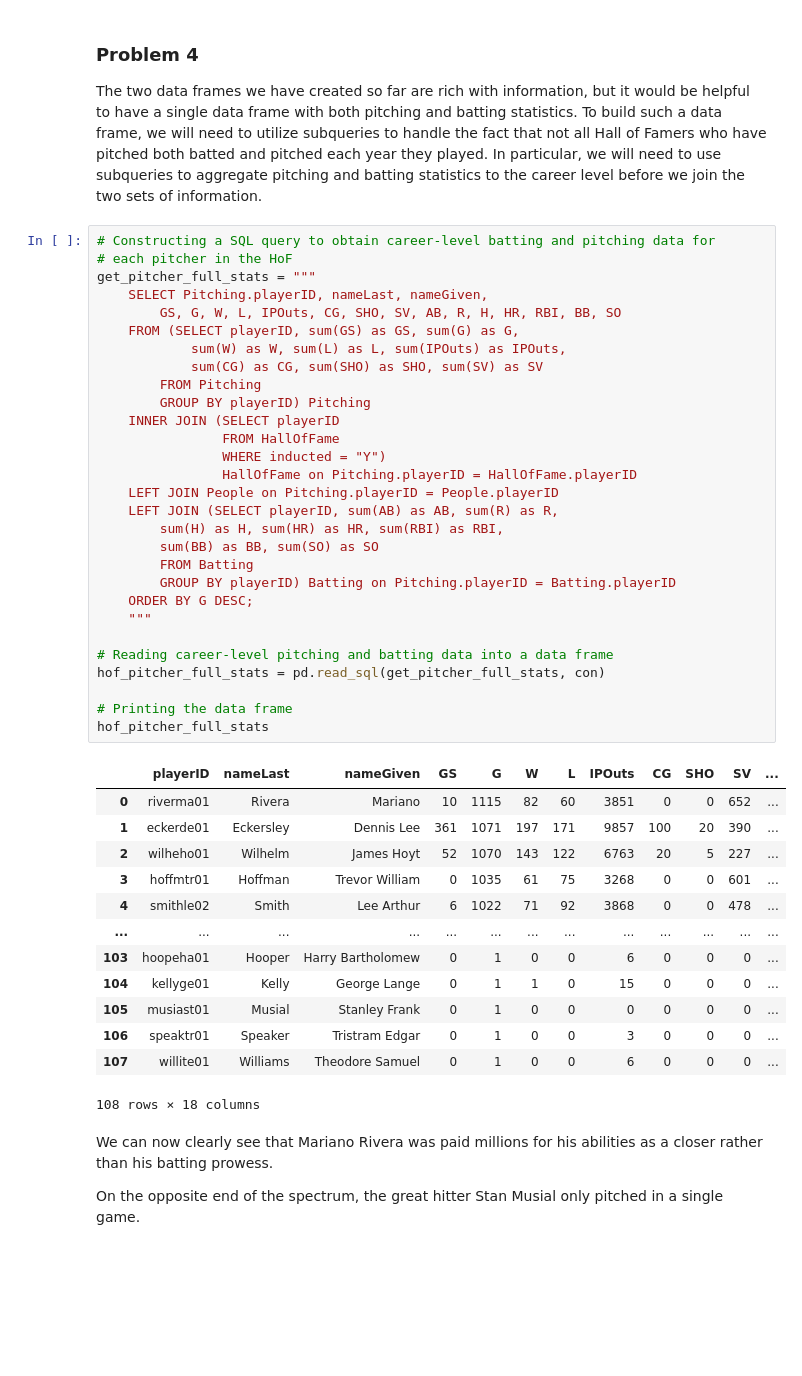
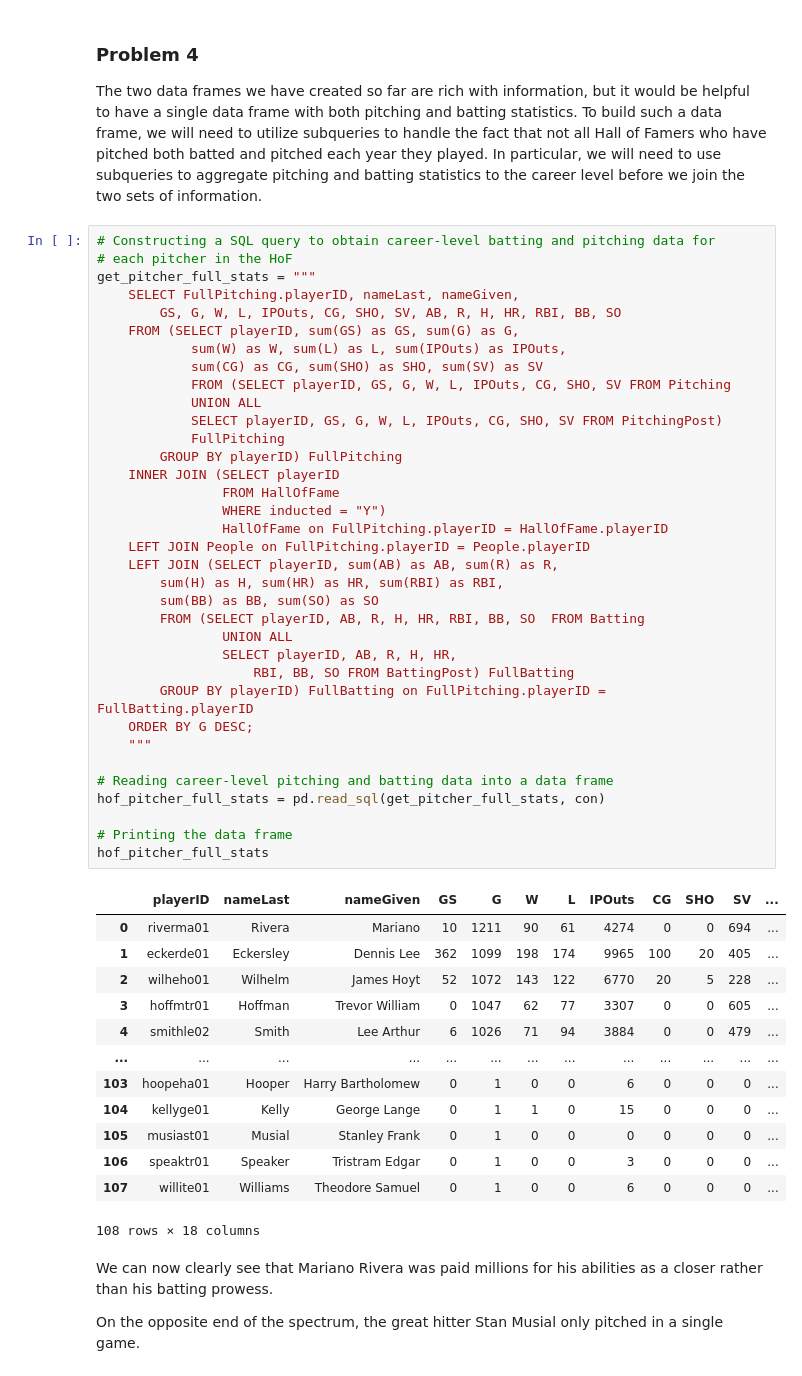
Before and after one commit to jccrews256/ST-554-HW-6, a Jupyter notebook: Homework_6_Part_I.ipynb, the cells around one changed output. Saved outputs shown, nothing was run; the diff lists cells and outputs as text; blank space fills up the shorter version.

```diff
--- a/Homework_6_Part_I.ipynb
+++ b/Homework_6_Part_I.ipynb
@@ -157,39 +165,45 @@ The two data frames we have created so far are rich with information, but it wou
 # %%
 # Constructing a SQL query to obtain career-level batting and pitching data for
 # each pitcher in the HoF
 get_pitcher_full_stats = """
-    SELECT Pitching.playerID, nameLast, nameGiven,
+    SELECT FullPitching.playerID, nameLast, nameGiven,
         GS, G, W, L, IPOuts, CG, SHO, SV, AB, R, H, HR, RBI, BB, SO
     FROM (SELECT playerID, sum(GS) as GS, sum(G) as G,
             sum(W) as W, sum(L) as L, sum(IPOuts) as IPOuts,
             sum(CG) as CG, sum(SHO) as SHO, sum(SV) as SV
-        FROM Pitching
-        GROUP BY playerID) Pitching
+            FROM (SELECT playerID, GS, G, W, L, IPOuts, CG, SHO, SV FROM Pitching
+            UNION ALL
+            SELECT playerID, GS, G, W, L, IPOuts, CG, SHO, SV FROM PitchingPost)
+            FullPitching
+        GROUP BY playerID) FullPitching
     INNER JOIN (SELECT playerID
                 FROM HallOfFame
                 WHERE inducted = "Y")
-                HallOfFame on Pitching.playerID = HallOfFame.playerID
-    LEFT JOIN People on Pitching.playerID = People.playerID
+                HallOfFame on FullPitching.playerID = HallOfFame.playerID
+    LEFT JOIN People on FullPitching.playerID = People.playerID
     LEFT JOIN (SELECT playerID, sum(AB) as AB, sum(R) as R,
         sum(H) as H, sum(HR) as HR, sum(RBI) as RBI,
         sum(BB) as BB, sum(SO) as SO
-        FROM Batting
-        GROUP BY playerID) Batting on Pitching.playerID = Batting.playerID
+        FROM (SELECT playerID, AB, R, H, HR, RBI, BB, SO  FROM Batting
+                UNION ALL
+                SELECT playerID, AB, R, H, HR,
+                    RBI, BB, SO FROM BattingPost) FullBatting
+        GROUP BY playerID) FullBatting on FullPitching.playerID = FullBatting.playerID
     ORDER BY G DESC;
     """
 
 # Reading career-level pitching and batting data into a data frame
 hof_pitcher_full_stats = pd.read_sql(get_pitcher_full_stats, con)
 
 # Printing the data frame
 hof_pitcher_full_stats
 # %% [output]
 |  | playerID | nameLast | nameGiven | GS | G | W | L | IPOuts | CG | SHO | SV | ... |
-| 0 | riverma01 | Rivera | Mariano | 10 | 1115 | 82 | 60 | 3851 | 0 | 0 | 652 | ... |
-| 1 | eckerde01 | Eckersley | Dennis Lee | 361 | 1071 | 197 | 171 | 9857 | 100 | 20 | 390 | ... |
-| 2 | wilheho01 | Wilhelm | James Hoyt | 52 | 1070 | 143 | 122 | 6763 | 20 | 5 | 227 | ... |
-| 3 | hoffmtr01 | Hoffman | Trevor William | 0 | 1035 | 61 | 75 | 3268 | 0 | 0 | 601 | ... |
-| 4 | smithle02 | Smith | Lee Arthur | 6 | 1022 | 71 | 92 | 3868 | 0 | 0 | 478 | ... |
+| 0 | riverma01 | Rivera | Mariano | 10 | 1211 | 90 | 61 | 4274 | 0 | 0 | 694 | ... |
+| 1 | eckerde01 | Eckersley | Dennis Lee | 362 | 1099 | 198 | 174 | 9965 | 100 | 20 | 405 | ... |
+| 2 | wilheho01 | Wilhelm | James Hoyt | 52 | 1072 | 143 | 122 | 6770 | 20 | 5 | 228 | ... |
+| 3 | hoffmtr01 | Hoffman | Trevor William | 0 | 1047 | 62 | 77 | 3307 | 0 | 0 | 605 | ... |
+| 4 | smithle02 | Smith | Lee Arthur | 6 | 1026 | 71 | 94 | 3884 | 0 | 0 | 479 | ... |
 | ... | ... | ... | ... | ... | ... | ... | ... | ... | ... | ... | ... | ... |
 | 103 | hoopeha01 | Hooper | Harry Bartholomew | 0 | 1 | 0 | 0 | 6 | 0 | 0 | 0 | ... |
 | 104 | kellyge01 | Kelly | George Lange | 0 | 1 | 1 | 0 | 15 | 0 | 0 | 0 | ... |
```
Also changed, not shown: parts of 4 cells of this notebook.
